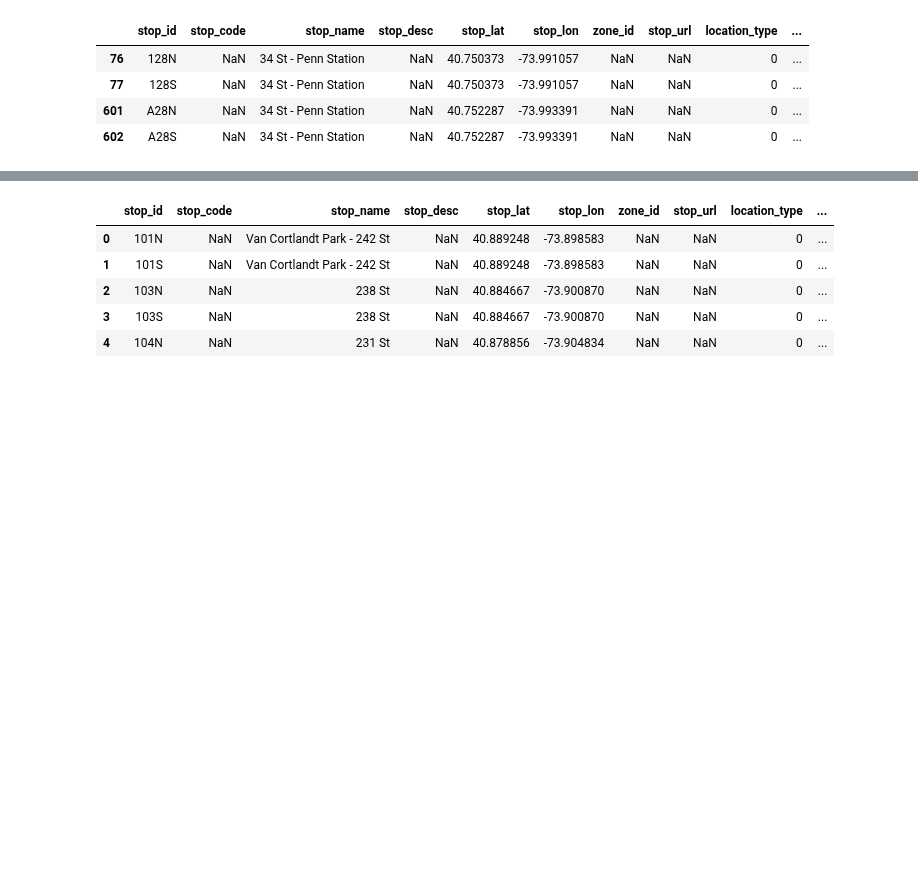
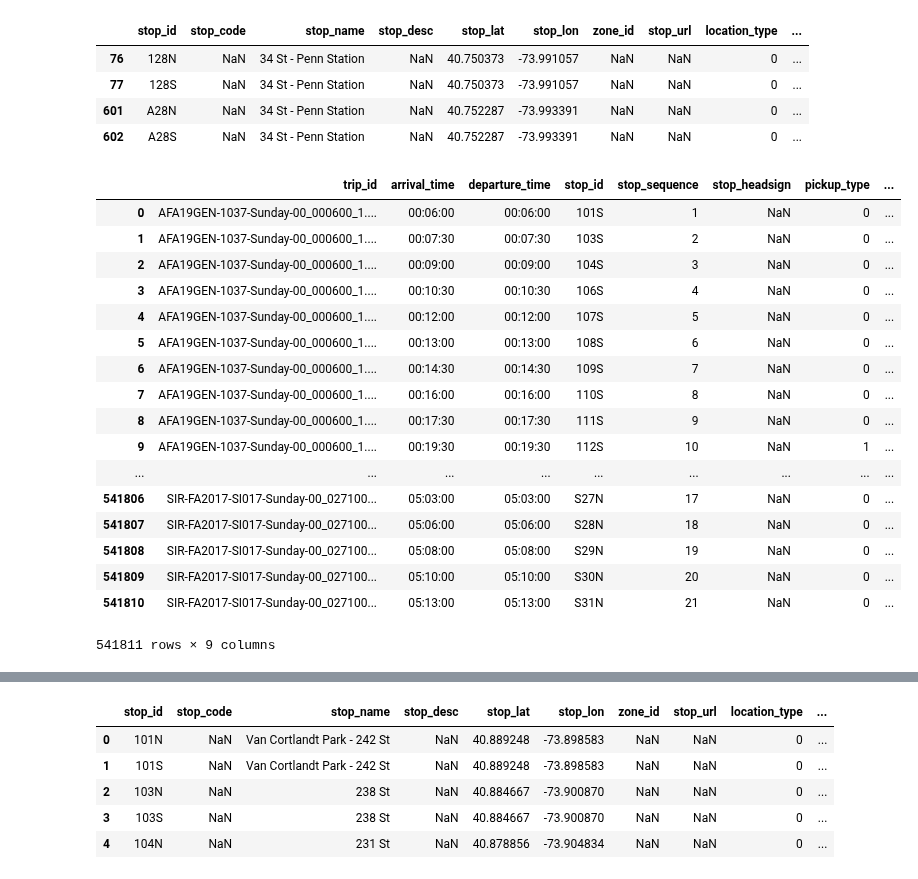
Before and after one commit to tsdataclinic/mta, a Jupyter notebook: notebooks/network/GTFS_Elevator_map.ipynb, the cells around one changed output, grey strips where cells are left out. Drawn from its saved outputs; the diff is of its cells as text; code cells hidden in the pictures; blank space fills up the shorter version.

```diff
--- a/notebooks/network/GTFS_Elevator_map.ipynb
+++ b/notebooks/network/GTFS_Elevator_map.ipynb
@@ -189,6 +189,27 @@ platforms[platforms.stop_name.str.contains('34 St - Penn Station')]
 | 602 | A28S | NaN | 34 St - Penn Station | NaN | 40.752287 | -73.993391 | NaN | NaN | 0 | ... |
 # %%
 stop_times = pd.read_csv('../../data/raw/google_transit/stop_times.txt')
+# %%
+stop_times
+# %% [output]
+|  | trip_id | arrival_time | departure_time | stop_id | stop_sequence | stop_headsign | pickup_type | ... |
+| 0 | AFA19GEN-1037-Sunday-00_000600_1.... | 00:06:00 | 00:06:00 | 101S | 1 | NaN | 0 | ... |
+| 1 | AFA19GEN-1037-Sunday-00_000600_1.... | 00:07:30 | 00:07:30 | 103S | 2 | NaN | 0 | ... |
+| 2 | AFA19GEN-1037-Sunday-00_000600_1.... | 00:09:00 | 00:09:00 | 104S | 3 | NaN | 0 | ... |
+| 3 | AFA19GEN-1037-Sunday-00_000600_1.... | 00:10:30 | 00:10:30 | 106S | 4 | NaN | 0 | ... |
+| 4 | AFA19GEN-1037-Sunday-00_000600_1.... | 00:12:00 | 00:12:00 | 107S | 5 | NaN | 0 | ... |
+| 5 | AFA19GEN-1037-Sunday-00_000600_1.... | 00:13:00 | 00:13:00 | 108S | 6 | NaN | 0 | ... |
+| 6 | AFA19GEN-1037-Sunday-00_000600_1.... | 00:14:30 | 00:14:30 | 109S | 7 | NaN | 0 | ... |
+| 7 | AFA19GEN-1037-Sunday-00_000600_1.... | 00:16:00 | 00:16:00 | 110S | 8 | NaN | 0 | ... |
+| 8 | AFA19GEN-1037-Sunday-00_000600_1.... | 00:17:30 | 00:17:30 | 111S | 9 | NaN | 0 | ... |
+| 9 | AFA19GEN-1037-Sunday-00_000600_1.... | 00:19:30 | 00:19:30 | 112S | 10 | NaN | 1 | ... |
+| ... | ... | ... | ... | ... | ... | ... | ... | ... |
+| 541806 | SIR-FA2017-SI017-Sunday-00_027100... | 05:03:00 | 05:03:00 | S27N | 17 | NaN | 0 | ... |
+| 541807 | SIR-FA2017-SI017-Sunday-00_027100... | 05:06:00 | 05:06:00 | S28N | 18 | NaN | 0 | ... |
+| 541808 | SIR-FA2017-SI017-Sunday-00_027100... | 05:08:00 | 05:08:00 | S29N | 19 | NaN | 0 | ... |
+| 541809 | SIR-FA2017-SI017-Sunday-00_027100... | 05:10:00 | 05:10:00 | S30N | 20 | NaN | 0 | ... |
+| 541810 | SIR-FA2017-SI017-Sunday-00_027100... | 05:13:00 | 05:13:00 | S31N | 21 | NaN | 0 | ... |
+541811 rows × 9 columns
 # %%
 stop_times['line'] = [x[x.find('..')-1:x.find('..')] for x in stop_times.trip_id]
 # %%
```
Also changed, not shown: parts of 4 cells of this notebook, 3 other files.
